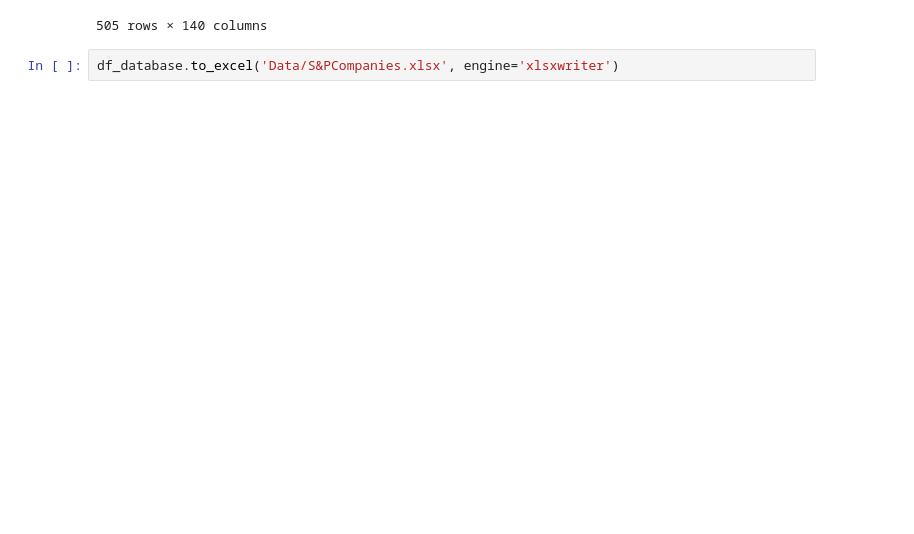
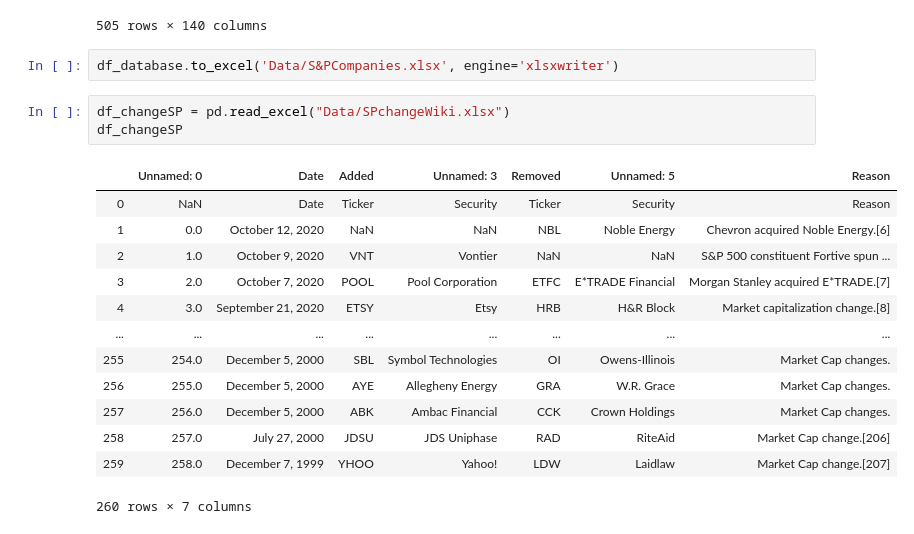
Before and after one commit to GuillaumePv/DS_1mscF, a Jupyter notebook: Data_analysis_Guillaume.ipynb, the cells around one changed output. Saved outputs shown, nothing was run; the diff lists cells and outputs as text; blank space fills up the shorter version.

Commit message:
add change s&p500 data

```diff
--- a/Data_analysis_Guillaume.ipynb
+++ b/Data_analysis_Guillaume.ipynb
@@ -77,3 +77,20 @@ df_database
 505 rows × 140 columns
 # %%
 df_database.to_excel('Data/S&PCompanies.xlsx', engine='xlsxwriter')
+# %%
+df_changeSP = pd.read_excel("Data/SPchangeWiki.xlsx")
+df_changeSP
+# %% [output]
+|  | Unnamed: 0 | Date | Added | Unnamed: 3 | Removed | Unnamed: 5 | Reason |
+| 0 | NaN | Date | Ticker | Security | Ticker | Security | Reason |
+| 1 | 0.0 | October 12, 2020 | NaN | NaN | NBL | Noble Energy | Chevron acquired Noble Energy.[6] |
+| 2 | 1.0 | October 9, 2020 | VNT | Vontier | NaN | NaN | S&P 500 constituent Fortive spun ... |
+| 3 | 2.0 | October 7, 2020 | POOL | Pool Corporation | ETFC | E*TRADE Financial | Morgan Stanley acquired E*TRADE.[7] |
+| 4 | 3.0 | September 21, 2020 | ETSY | Etsy | HRB | H&R Block | Market capitalization change.[8] |
+| ... | ... | ... | ... | ... | ... | ... | ... |
+| 255 | 254.0 | December 5, 2000 | SBL | Symbol Technologies | OI | Owens-Illinois | Market Cap changes. |
+| 256 | 255.0 | December 5, 2000 | AYE | Allegheny Energy | GRA | W.R. Grace | Market Cap changes. |
+| 257 | 256.0 | December 5, 2000 | ABK | Ambac Financial | CCK | Crown Holdings | Market Cap changes. |
+| 258 | 257.0 | July 27, 2000 | JDSU | JDS Uniphase | RAD | RiteAid | Market Cap change.[206] |
+| 259 | 258.0 | December 7, 1999 | YHOO | Yahoo! | LDW | Laidlaw | Market Cap change.[207] |
+260 rows × 7 columns
```
Also changed, not shown: parts of 4 cells of this notebook, 4 other files.
